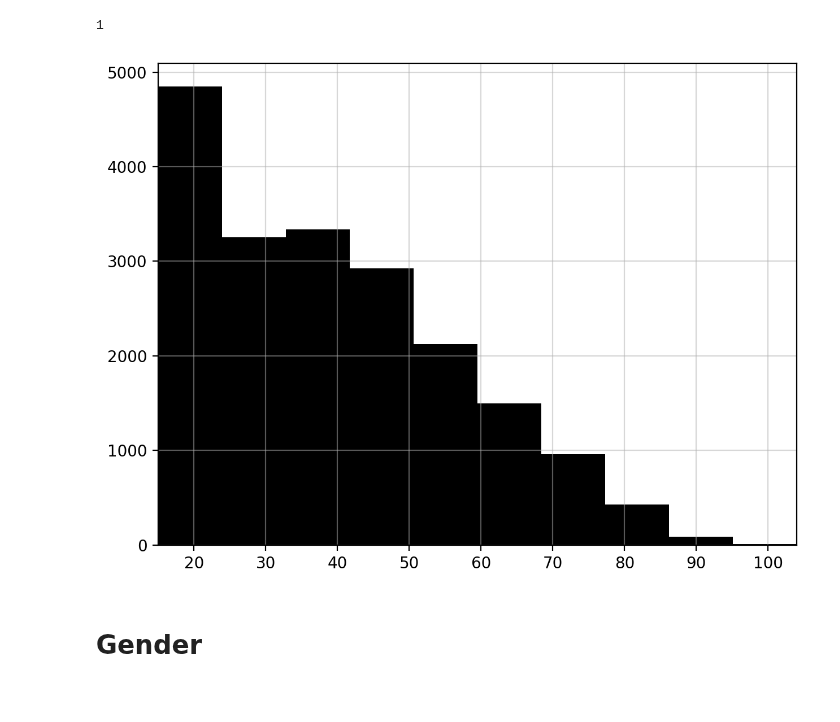
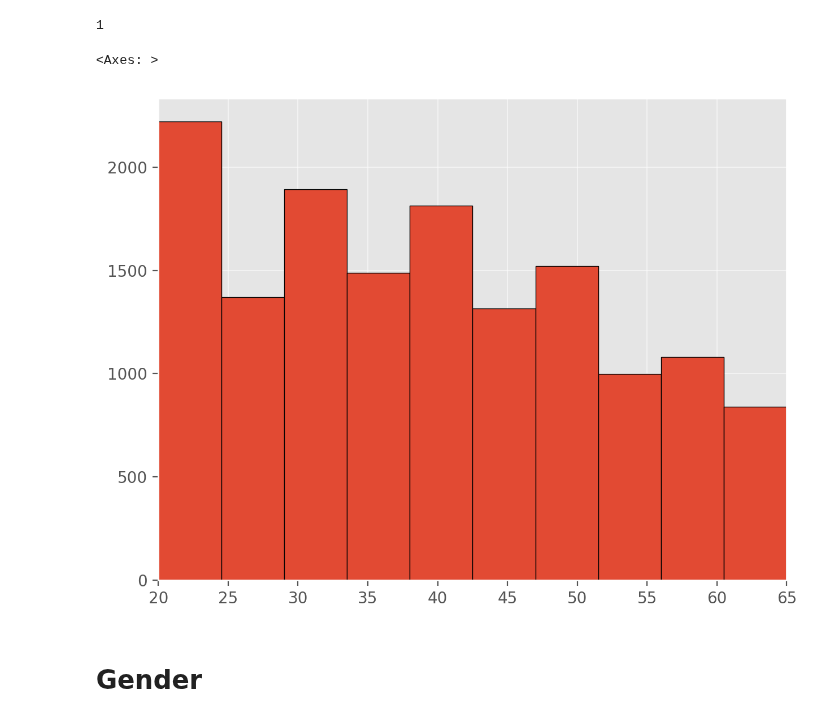
Before and after one commit to mjv2146/access-to-financial-markets, a Jupyter notebook: notebooks/2005/01_clean_ind_2005.ipynb, the cells around one changed output. Saved outputs shown, nothing was run; the diff lists cells and outputs as text; code cells hidden in the pictures.

Commit message:
added income imputation; moved restrictions to main section; added financial_inclusion notebook

```diff
--- a/notebooks/2005/01_clean_ind_2005.ipynb
+++ b/notebooks/2005/01_clean_ind_2005.ipynb
@@ -141,3 +207,6 @@ Name: count, dtype: int64
+# %%
+# if did not attend school then identify as having a low education level
+df.loc[(df.attended_school == False) | (df.attended_school.isna()), 'education'] = 1.0
 # %%
 education
 # %% [output]
@@ -154,0 +224,4 @@ education
+# %%
+df.education = df.education.astype(int).astype('str').replace(education)
+df['education'] = pd.Categorical(df['education'], categories=['Low', 'Medium', 'High'])
+df.education.value_counts(dropna=False)
@@ -176,5 +238,0 @@ Series([], Name: count, dtype: int64)
-# %%
-df.education = df.education.astype('str').replace(education)
-df.loc[df.attended_school == False, 'education'] = 'Low'
-df['education'] = pd.Categorical(df['education'], categories=['Low', 'Medium', 'High', 'nan'])
-df.education.value_counts()
@@ -191,11 +242,18 @@ Name: count, dtype: int64
 df.age.isna().sum()
 # %% [output]
 1
+# %%
+# restrict to people with a well defined age
+# this also removes income from people below 20 years of age or above 65 years of age from being included in household income
+df = (df.query('age >= 20')
+      .query('age <= 65')
+)
+df['age_sq'] = df['age']**2
 # %%
-df.age.hist()
-plt.show()
+df.age.hist(edgecolor='black')
 # %% [output]
+<Axes: >
-[figure, old version]
+[figure, new version]
 # %% [markdown]
 # Gender
 # %%
```
Also changed, not shown: parts of 57 cells of this notebook, 4 other files.
